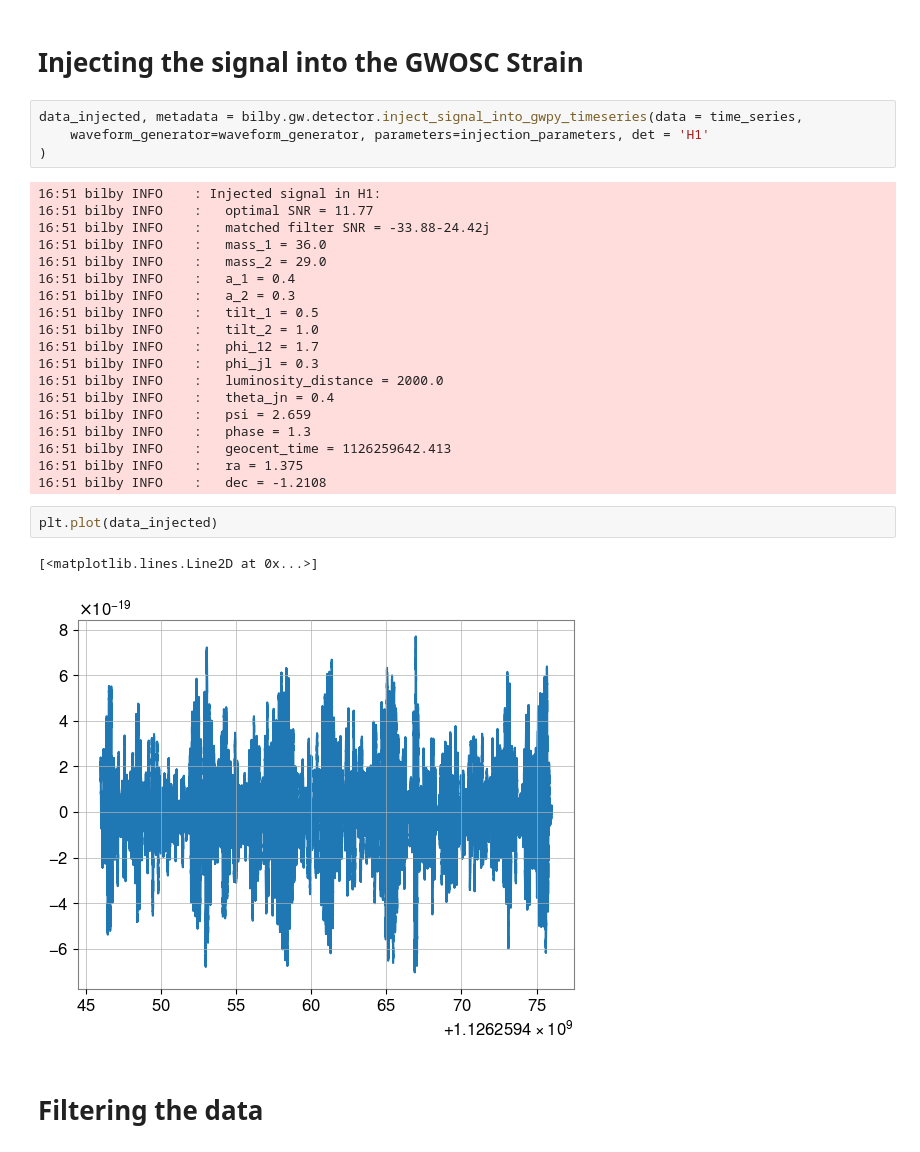
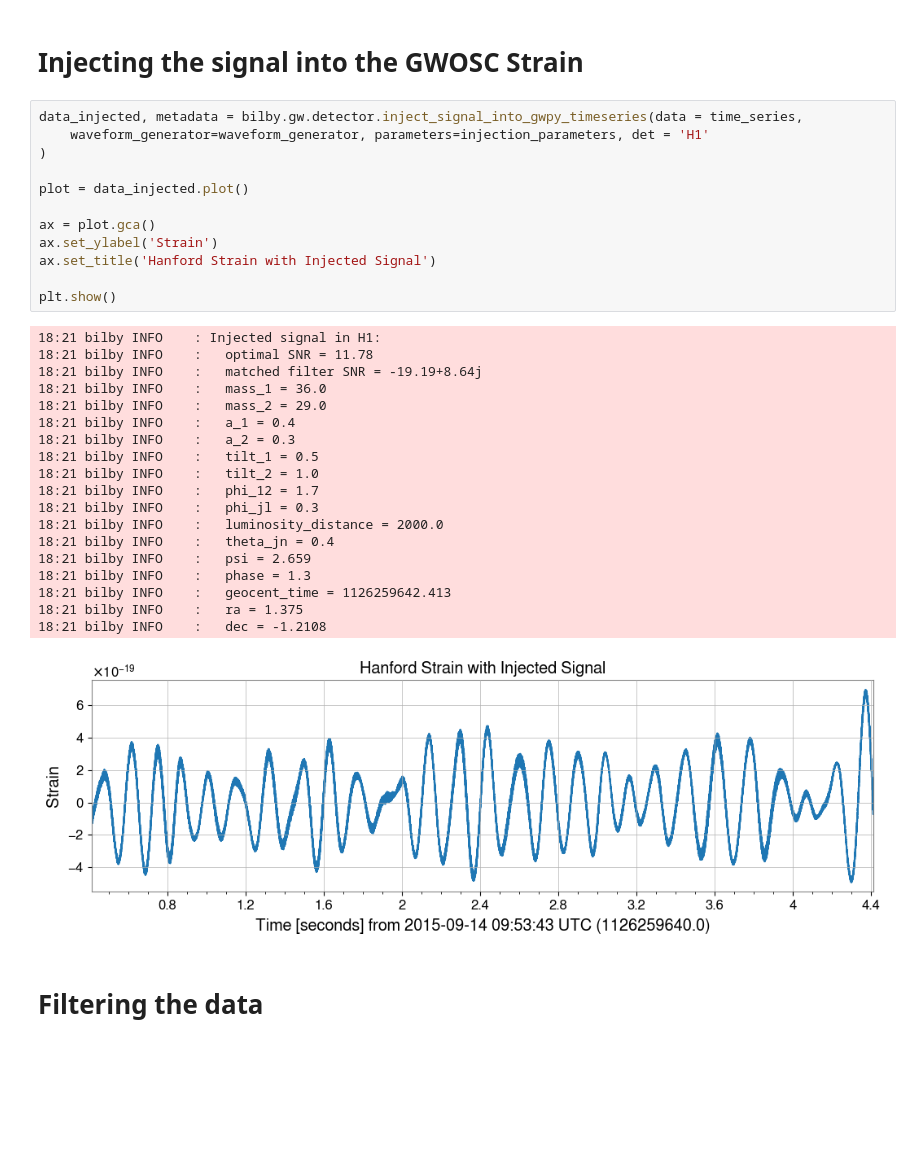
Before and after one commit to eMillar2718/GW_ChirpSim, a Jupyter notebook: GW_sim_test.ipynb, the cells around one changed output. Cells and saved outputs as stored; diff of their text form; blank space fills up the shorter version.

```diff
--- a/GW_sim_test.ipynb
+++ b/GW_sim_test.ipynb
@@ -67,30 +140,34 @@ plt.plot(time_series)
 # %%
 data_injected, metadata = bilby.gw.detector.inject_signal_into_gwpy_timeseries(data = time_series,
     waveform_generator=waveform_generator, parameters=injection_parameters, det = 'H1'
 )
+
+plot = data_injected.plot()
+
+ax = plot.gca()
+ax.set_ylabel('Strain')
+ax.set_title('Hanford Strain with Injected Signal')
+
+plt.show()
 # %% [output]
-16:51 bilby INFO    : Injected signal in H1:
-16:51 bilby INFO    :   optimal SNR = 11.77
-16:51 bilby INFO    :   matched filter SNR = -33.88-24.42j
-16:51 bilby INFO    :   mass_1 = 36.0
-16:51 bilby INFO    :   mass_2 = 29.0
-16:51 bilby INFO    :   a_1 = 0.4
-16:51 bilby INFO    :   a_2 = 0.3
-16:51 bilby INFO    :   tilt_1 = 0.5
-16:51 bilby INFO    :   tilt_2 = 1.0
-16:51 bilby INFO    :   phi_12 = 1.7
-16:51 bilby INFO    :   phi_jl = 0.3
-16:51 bilby INFO    :   luminosity_distance = 2000.0
-16:51 bilby INFO    :   theta_jn = 0.4
-16:51 bilby INFO    :   psi = 2.659
-16:51 bilby INFO    :   phase = 1.3
-16:51 bilby INFO    :   geocent_time = 1126259642.413
-16:51 bilby INFO    :   ra = 1.375
-16:51 bilby INFO    :   dec = -1.2108
+18:21 bilby INFO    : Injected signal in H1:
+18:21 bilby INFO    :   optimal SNR = 11.78
+18:21 bilby INFO    :   matched filter SNR = -19.19+8.64j
+18:21 bilby INFO    :   mass_1 = 36.0
+18:21 bilby INFO    :   mass_2 = 29.0
+18:21 bilby INFO    :   a_1 = 0.4
+18:21 bilby INFO    :   a_2 = 0.3
+18:21 bilby INFO    :   tilt_1 = 0.5
+18:21 bilby INFO    :   tilt_2 = 1.0
+18:21 bilby INFO    :   phi_12 = 1.7
+18:21 bilby INFO    :   phi_jl = 0.3
+18:21 bilby INFO    :   luminosity_distance = 2000.0
+18:21 bilby INFO    :   theta_jn = 0.4
+18:21 bilby INFO    :   psi = 2.659
+18:21 bilby INFO    :   phase = 1.3
+18:21 bilby INFO    :   geocent_time = 1126259642.413
+18:21 bilby INFO    :   ra = 1.375
+18:21 bilby INFO    :   dec = -1.2108
+[figure, added]
-# %%
-plt.plot(data_injected)
-# %% [output]
-[<matplotlib.lines.Line2D at 0x...>]
-[figure, removed]
 # %% [markdown]
 # Filtering the data
```
Also changed, not shown: parts of 17 cells of this notebook.
